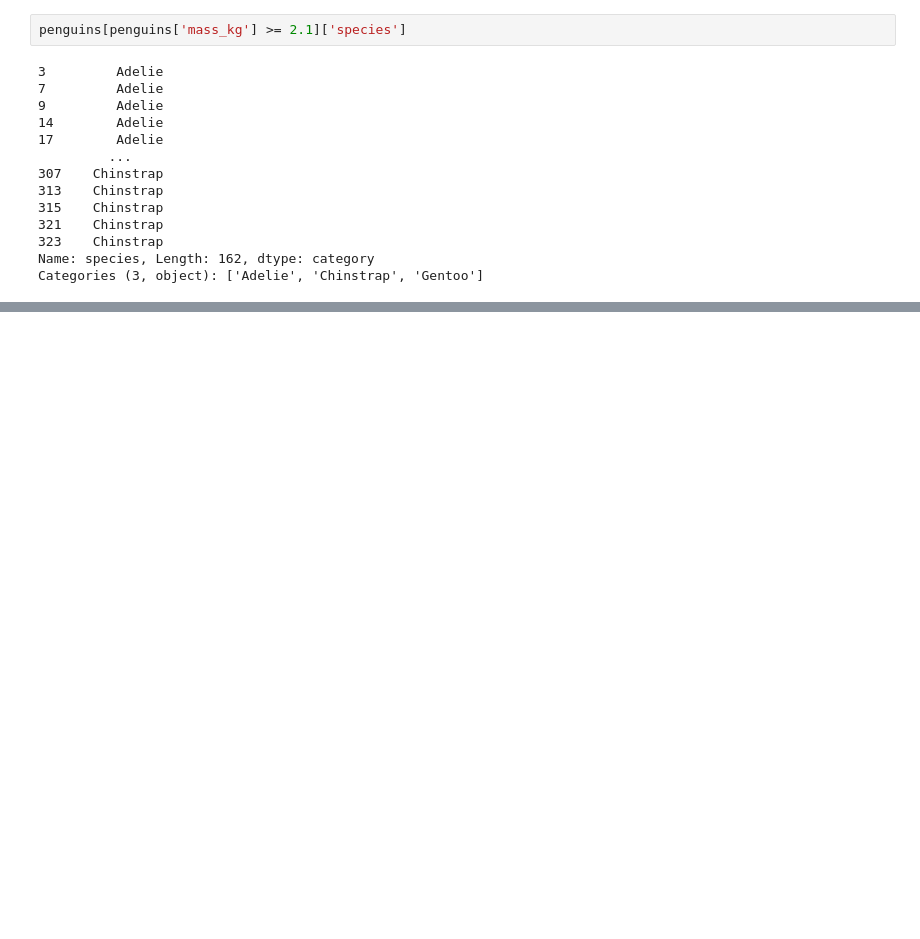
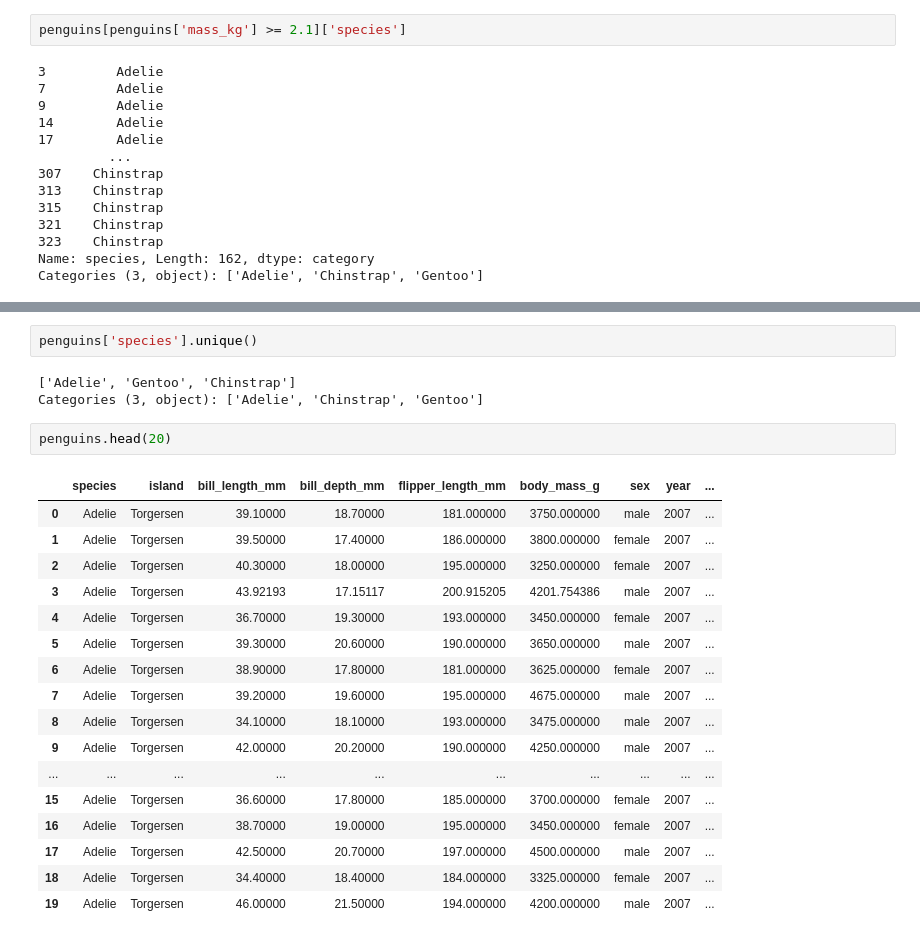
Before and after one commit to elaizaflim/ITELEC303_LIIM_penguins, a Jupyter notebook: activity 1.ipynb, the cells around one changed output, grey strips where cells are left out. Saved outputs shown, nothing was run; the diff lists cells and outputs as text; blank space fills up the shorter version.

```diff
--- a/activity 1.ipynb
+++ b/activity 1.ipynb
@@ -544,0 +566,25 @@ Categories (3, object): ['Adelie', 'Chinstrap', 'Gentoo']
+# %%
+penguins['species'].unique()
+# %% [output]
+['Adelie', 'Gentoo', 'Chinstrap']
+Categories (3, object): ['Adelie', 'Chinstrap', 'Gentoo']
+# %%
+penguins.head(20)
+# %% [output]
+|  | species | island | bill_length_mm | bill_depth_mm | flipper_length_mm | body_mass_g | sex | year | ... |
+| 0 | Adelie | Torgersen | 39.10000 | 18.70000 | 181.000000 | 3750.000000 | male | 2007 | ... |
+| 1 | Adelie | Torgersen | 39.50000 | 17.40000 | 186.000000 | 3800.000000 | female | 2007 | ... |
+| 2 | Adelie | Torgersen | 40.30000 | 18.00000 | 195.000000 | 3250.000000 | female | 2007 | ... |
+| 3 | Adelie | Torgersen | 43.92193 | 17.15117 | 200.915205 | 4201.754386 | male | 2007 | ... |
+| 4 | Adelie | Torgersen | 36.70000 | 19.30000 | 193.000000 | 3450.000000 | female | 2007 | ... |
+| 5 | Adelie | Torgersen | 39.30000 | 20.60000 | 190.000000 | 3650.000000 | male | 2007 | ... |
+| 6 | Adelie | Torgersen | 38.90000 | 17.80000 | 181.000000 | 3625.000000 | female | 2007 | ... |
+| 7 | Adelie | Torgersen | 39.20000 | 19.60000 | 195.000000 | 4675.000000 | male | 2007 | ... |
+| 8 | Adelie | Torgersen | 34.10000 | 18.10000 | 193.000000 | 3475.000000 | male | 2007 | ... |
+| 9 | Adelie | Torgersen | 42.00000 | 20.20000 | 190.000000 | 4250.000000 | male | 2007 | ... |
+| ... | ... | ... | ... | ... | ... | ... | ... | ... | ... |
+| 15 | Adelie | Torgersen | 36.60000 | 17.80000 | 185.000000 | 3700.000000 | female | 2007 | ... |
+| 16 | Adelie | Torgersen | 38.70000 | 19.00000 | 195.000000 | 3450.000000 | female | 2007 | ... |
+| 17 | Adelie | Torgersen | 42.50000 | 20.70000 | 197.000000 | 4500.000000 | male | 2007 | ... |
+| 18 | Adelie | Torgersen | 34.40000 | 18.40000 | 184.000000 | 3325.000000 | female | 2007 | ... |
+| 19 | Adelie | Torgersen | 46.00000 | 21.50000 | 194.000000 | 4200.000000 | male | 2007 | ... |
```
Also changed, not shown: parts of 37 cells of this notebook.
